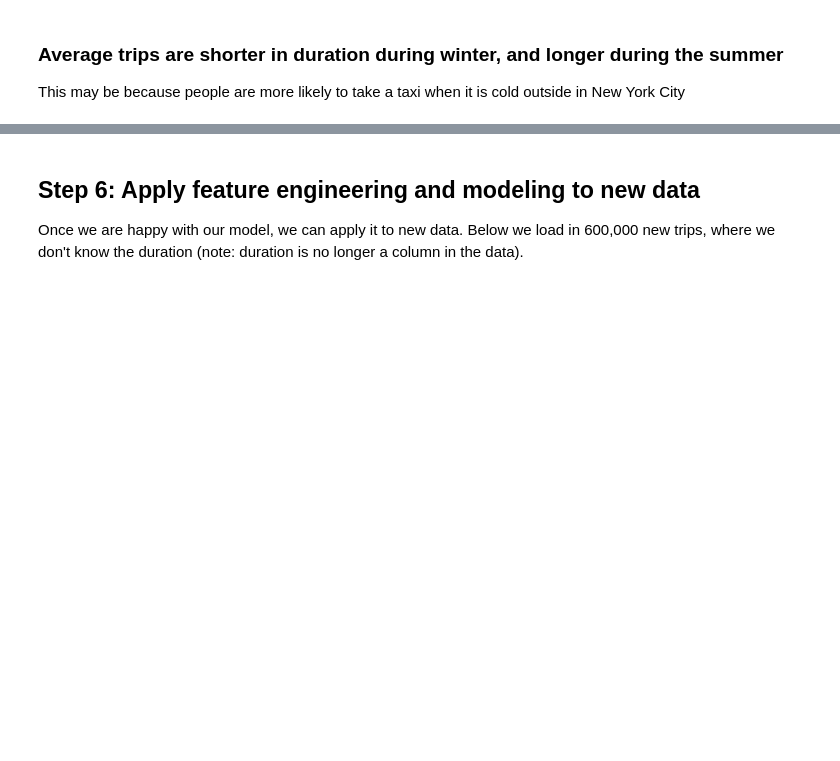
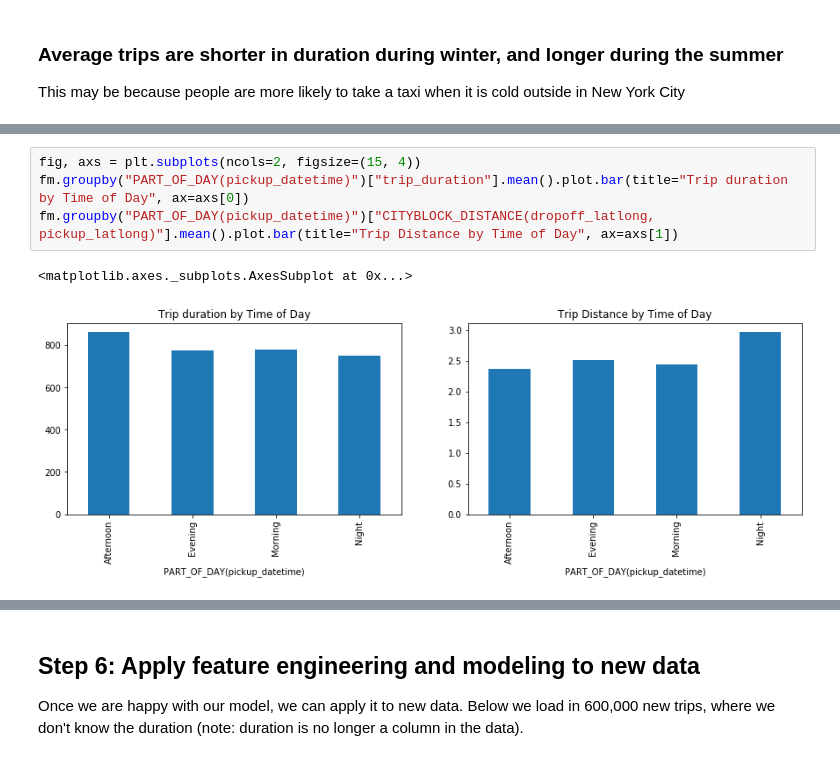
Before and after one commit to FeatureLabs/primitive-demos, a Jupyter notebook: NYC Taxi.ipynb, the cells around one changed output, grey strips where cells are left out. Saved outputs shown, nothing was run; the diff lists cells and outputs as text; blank space fills up the shorter version.

```diff
--- a/NYC Taxi.ipynb
+++ b/NYC Taxi.ipynb
@@ -194,0 +201,7 @@ This is counter to what we saw earlier. This is why it is important extract many
+# %%
+fig, axs = plt.subplots(ncols=2, figsize=(15, 4))
+fm.groupby("PART_OF_DAY(pickup_datetime)")["trip_duration"].mean().plot.bar(title="Trip duration by Time of Day", ax=axs[0])
+fm.groupby("PART_OF_DAY(pickup_datetime)")["CITYBLOCK_DISTANCE(dropoff_latlong, pickup_latlong)"].mean().plot.bar(title="Trip Distance by Time of Day", ax=axs[1])
+# %% [output]
+<matplotlib.axes._subplots.AxesSubplot at 0x...>
+[figure, added]
```
Also changed, not shown: parts of 23 cells of this notebook.
